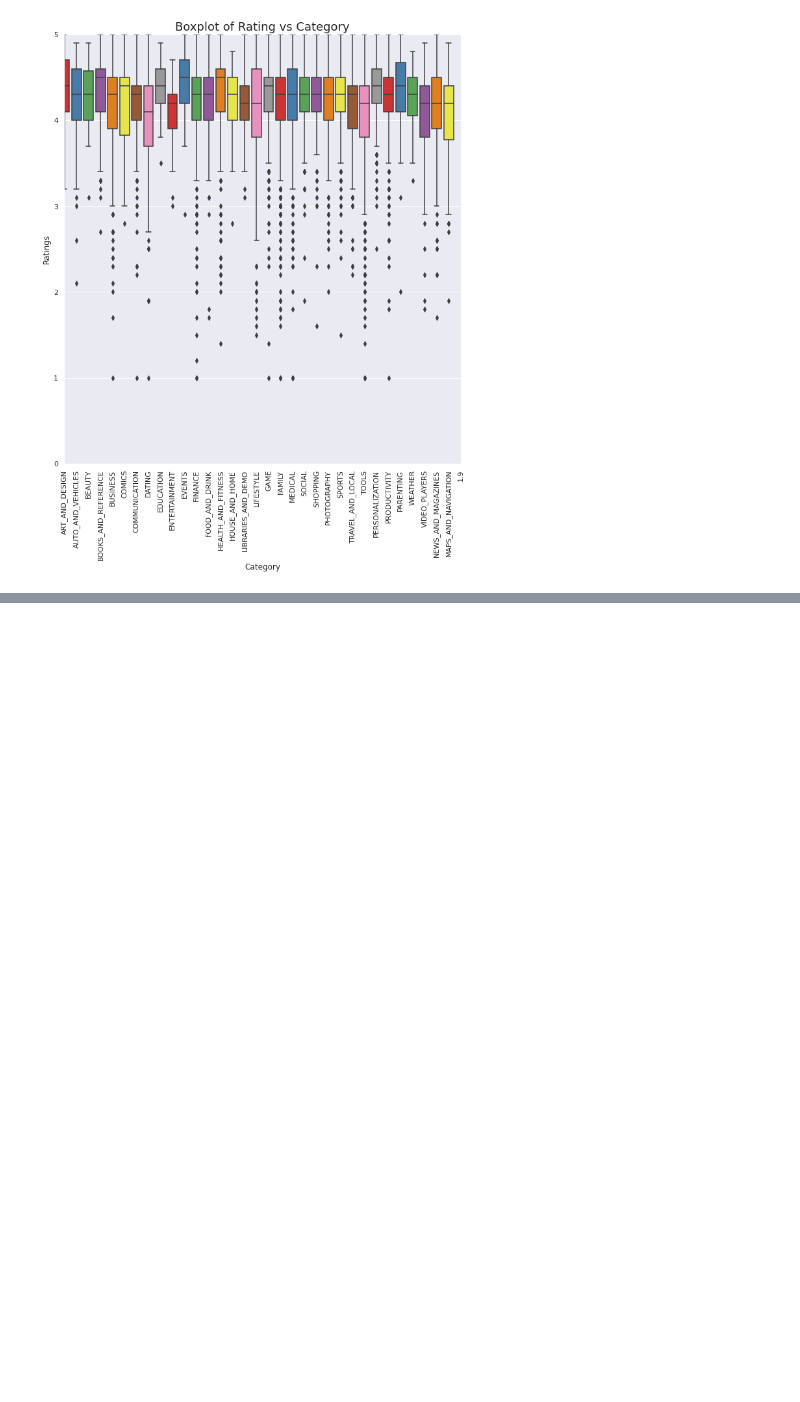
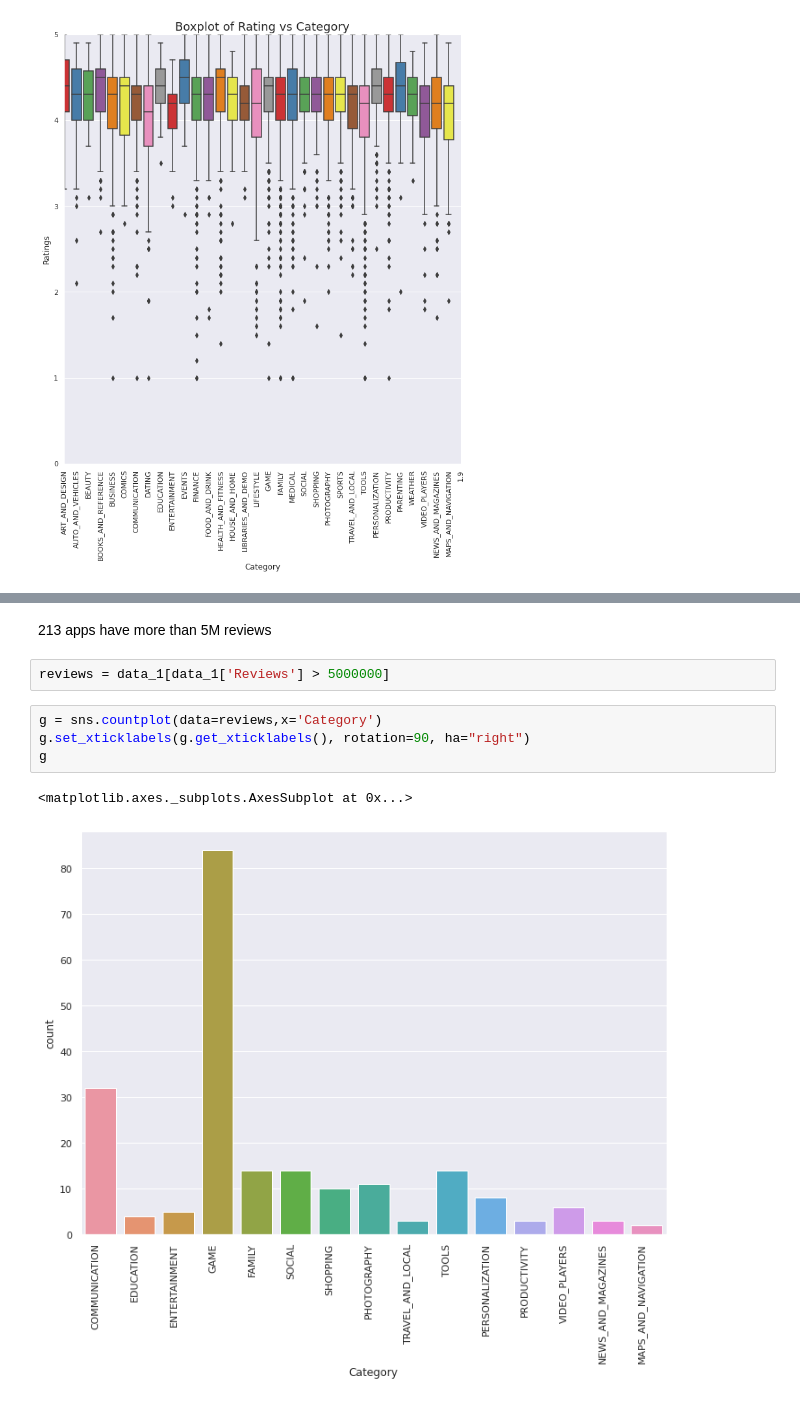
Before and after one commit to Shaheer-Imam/Data-Science, a Jupyter notebook: EDA/Google play apps EDA.ipynb, the cells around one changed output, grey strips where cells are left out. Cells and saved outputs as stored; diff of their text form; blank space fills up the shorter version.

```diff
--- a/EDA/Google play apps EDA.ipynb
+++ b/EDA/Google play apps EDA.ipynb
@@ -204,0 +221,11 @@ Text(0.5, 1.0, 'Boxplot of Rating vs Category')
+# %% [markdown]
+213 apps have more than 5M reviews
+# %%
+reviews = data_1[data_1['Reviews'] > 5000000]
+# %%
+g = sns.countplot(data=reviews,x='Category')
+g.set_xticklabels(g.get_xticklabels(), rotation=90, ha="right")
+g
+# %% [output]
+<matplotlib.axes._subplots.AxesSubplot at 0x...>
+[figure, added]
```
Also changed, not shown: parts of 16 cells of this notebook.
